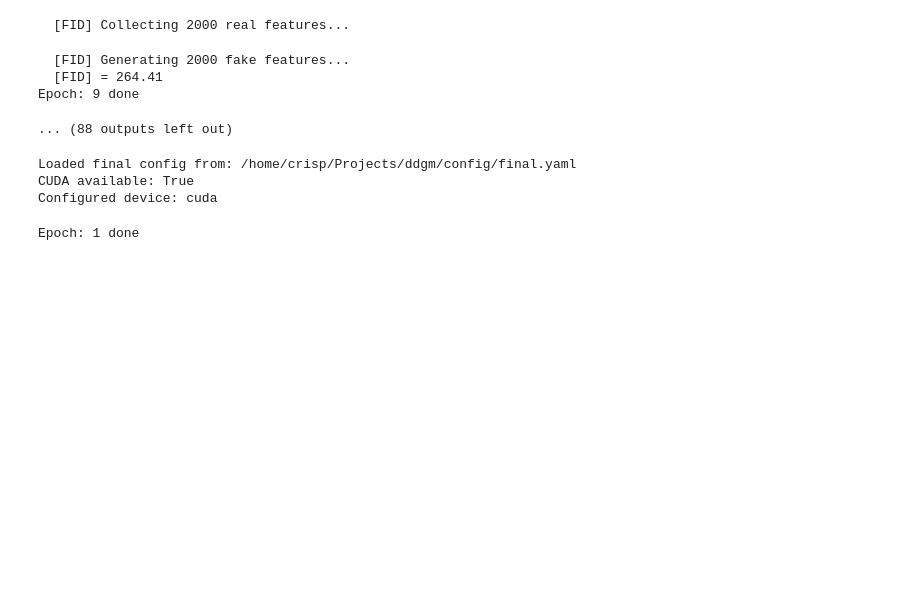
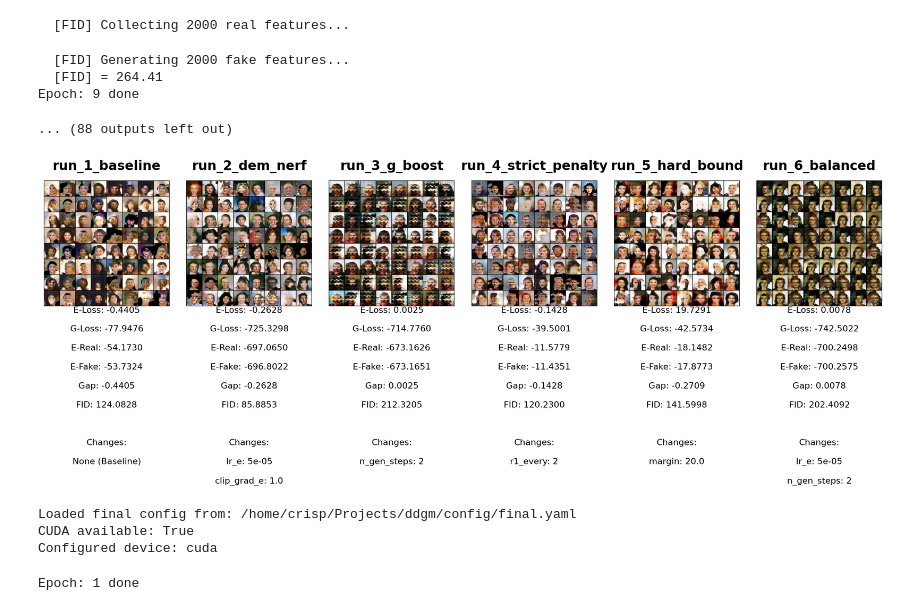
Before and after one commit to Crisp79/ddgm, a Jupyter notebook: ebgan.ipynb, the cells around one changed output. Saved outputs shown, nothing was run; the diff lists cells and outputs as text; code cells hidden in the pictures; blank space fills up the shorter version.

Commit message:
added ablation card

```diff
--- a/ebgan.ipynb
+++ b/ebgan.ipynb
@@ -184,6 +183,11 @@ Epoch: 8 done
   [FID] = 264.41
 Epoch: 9 done
 ... (88 outputs left out)
+# %%
+df = pd.read_csv("metrics.csv")
+plot_ablation_cards(df,params_dict=experiments)
+# %% [output]
+[figure, added]
 # %%
 from pathlib import Path
 import importlib
```
Also changed, not shown: parts of 4 cells of this notebook, 1 other file.
